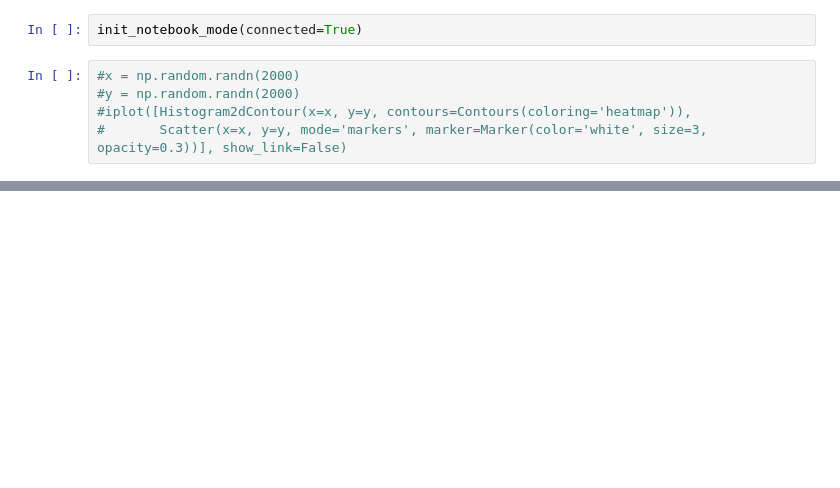
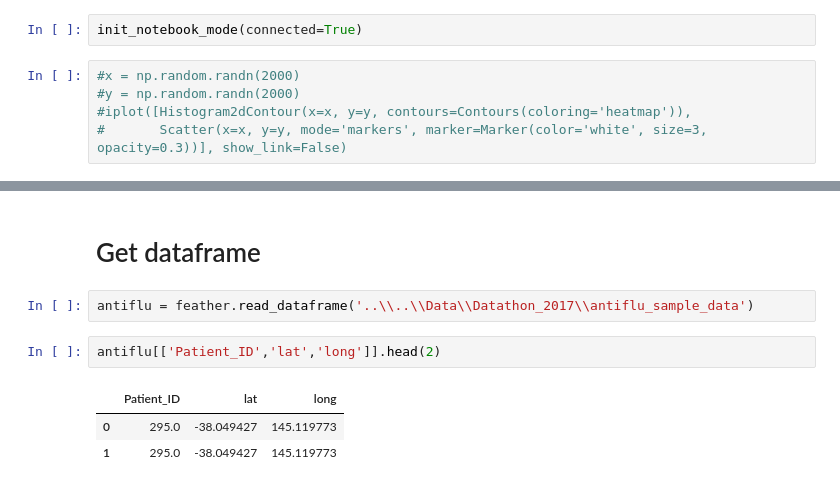
Before and after one commit to smstojanovic/iSel_MelbDatathon2017, a Jupyter notebook: steve/python plotly drug location animation.ipynb, the cells around one changed output, grey strips where cells are left out. Drawn from its saved outputs; the diff is of its cells as text; blank space fills up the shorter version.

```diff
--- a/steve/python plotly drug location animation.ipynb
+++ b/steve/python plotly drug location animation.ipynb
@@ -50,0 +39,10 @@ iplot(figure)
+# %% [markdown]
+# Get dataframe
+# %%
+antiflu = feather.read_dataframe('..\\..\\Data\\Datathon_2017\\antiflu_sample_data')
+# %%
+antiflu[['Patient_ID','lat','long']].head(2)
+# %% [output]
+|  | Patient_ID | lat | long |
+| 0 | 295.0 | -38.049427 | 145.119773 |
+| 1 | 295.0 | -38.049427 | 145.119773 |
```
Also changed, not shown: parts of 8 cells of this notebook.
